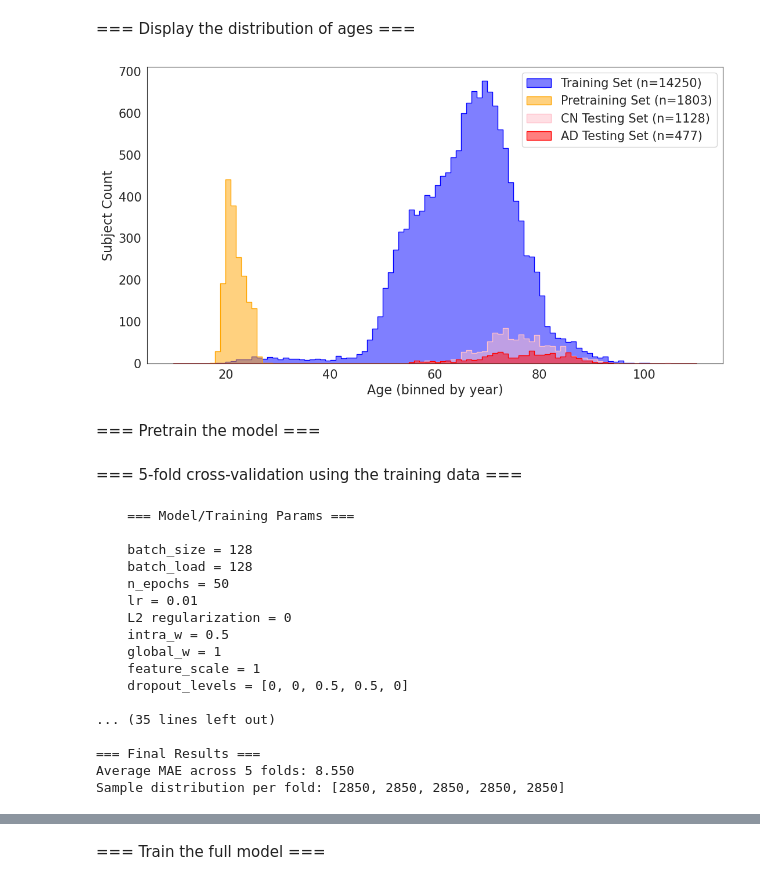
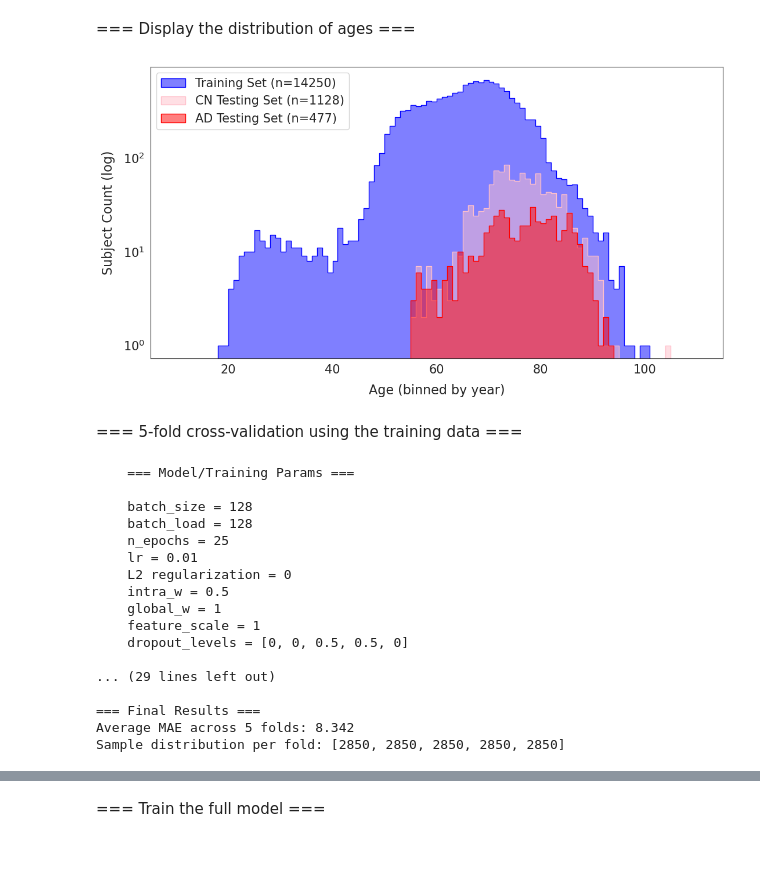
Before and after one commit to SamAndTheSun/Graph_UNet, a Jupyter notebook: notebooks/precursor_analysis.ipynb, the cells around one changed output, grey strips where cells are left out. Cells and saved outputs as stored; diff of their text form; code cells hidden in the pictures; blank space fills up the shorter version.

```diff
--- a/notebooks/precursor_analysis.ipynb
+++ b/notebooks/precursor_analysis.ipynb
@@ -33,39 +33,38 @@ older_stats = get_dataset_statistics(older_datasets); older_stats.style.hide(axi
 # %%
 # Load data
 y_train_data = np.load(y_train); y_pretrain_data = np.load(y_pretrain)
 y_test_CN_data = np.load(y_test_CN); y_test_AD_data = np.load(y_test_AD)
 
 # Set style
 sns.set_style("white")
 
 # Create single figure
 plt.figure(figsize=(11, 6))
 
 # Compute bins that work for all datasets
 min_age = 10
 max_age = 110
 bins = np.arange(min_age, max_age + 1, 1)  # Bin from ages 10 to 110, in intervals of 1
 
 # Plot all histograms on the same plot
 sns.histplot(y_train_data, label=f'Training Set (n={len(y_train_data)})',
              element="step", alpha=0.5, color="blue", kde=False, bins=bins)
-sns.histplot(y_pretrain_data, label=f'Pretraining Set (n={len(y_pretrain_data)})',
-             element="step", alpha=0.5, color="orange", kde=False, bins=bins)
 sns.histplot(y_test_CN_data, label=f'CN Testing Set (n={len(y_test_CN_data)})',
              element="step", alpha=0.5, color="pink", kde=False, bins=bins)
 sns.histplot(y_test_AD_data, label=f'AD Testing Set (n={len(y_test_AD_data)})',
              element="step", alpha=0.5, color="red", kde=False, bins=bins)
 
 # Add title and labels
-plt.xlabel('Age (binned by year)', size=16)
-plt.ylabel('Subject Count', size=16)
+plt.xlabel('Age (binned by year)', labelpad=10, size=16)
+plt.ylabel('Subject Count (log)', labelpad=10, size=16)
 plt.legend(fontsize=15)
-plt.xticks(fontsize=15)  # Adjust fontsize as needed
-plt.yticks(fontsize=15)  # Adjust fontsize as needed
+plt.xticks(fontsize=15)
+plt.yticks(fontsize=15)
+
+# Make semi-log
+plt.yscale('log')
 
 plt.tight_layout()
 plt.savefig(f'{output_dir}dataset_distributions.png')
 # %% [output]
-[figure, old version]
+[figure, new version]
-# %% [markdown]
-=== Pretrain the model ===
@@ -80,13 +71,8 @@ torch.save(pretrained_model.state_dict(), f'{output_dir}pretrained_weights.pth')
 # %% [markdown]
 === 5-fold cross-validation using the training data ===
 # %%
-# Load the pretrained model
-pretrained_model = get_gnn(fs=feature_scale, dropout_levels=dropout_levels,
-                           pooling_path=pooling_path, ico_levels=ico_levels)
-pretrained_model.load_state_dict(torch.load(f'{output_dir}pretrained_weights.pth'))
-
 # Run cross-validation (saving done within the code)
-avg_mae, per_node_e, chr_ages, age_gaps, pred_per_vertex = run_model(X_train, y_train, X_train, y_train, model=pretrained_model,
+avg_mae, per_node_e, chr_ages, age_gaps, pred_per_vertex = run_model(X_train, y_train, X_train, y_train,
                         batch_size=batch_size, batch_load=batch_load, n_epochs=n_train_epochs, lr=lr,
                         print_every=print_every, ico_levels=[6, 5, 4], first=first, intra_w=intra_w,
                         global_w=global_w, weight_decay=weight_decay, feature_scale=1, dropout_levels=dropout_levels)
@@ -95,7 +81,7 @@ avg_mae, per_node_e, chr_ages, age_gaps, pred_per_vertex = run_model(X_train, y_
 
     batch_size = 128
     batch_load = 128
-    n_epochs = 50
+    n_epochs = 25
     lr = 0.01
     L2 regularization = 0
     intra_w = 0.5
@@ -103,10 +89,10 @@ avg_mae, per_node_e, chr_ages, age_gaps, pred_per_vertex = run_model(X_train, y_
     feature_scale = 1
     dropout_levels = [0, 0, 0.5, 0.5, 0]
 
-... (35 lines left out)
+... (29 lines left out)
 
 === Final Results ===
-Average MAE across 5 folds: 8.550
+Average MAE across 5 folds: 8.342
 Sample distribution per fold: [2850, 2850, 2850, 2850, 2850]
 # %%
 # Load in the 5cv files
```
Also changed, not shown: parts of 3 cells of this notebook, 6 other files.
